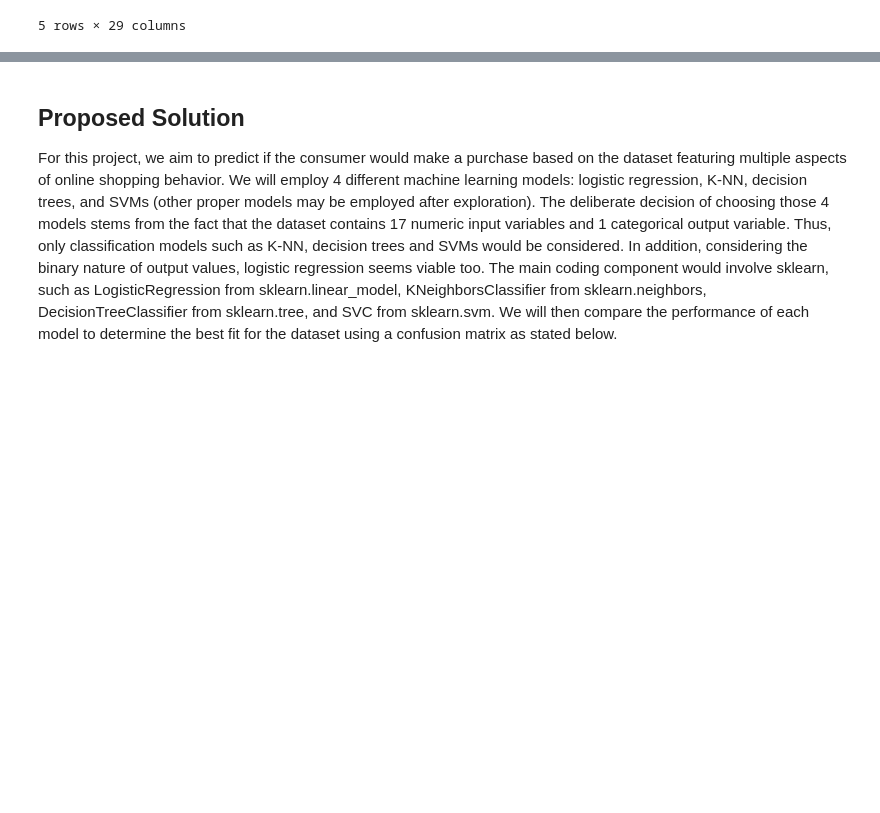
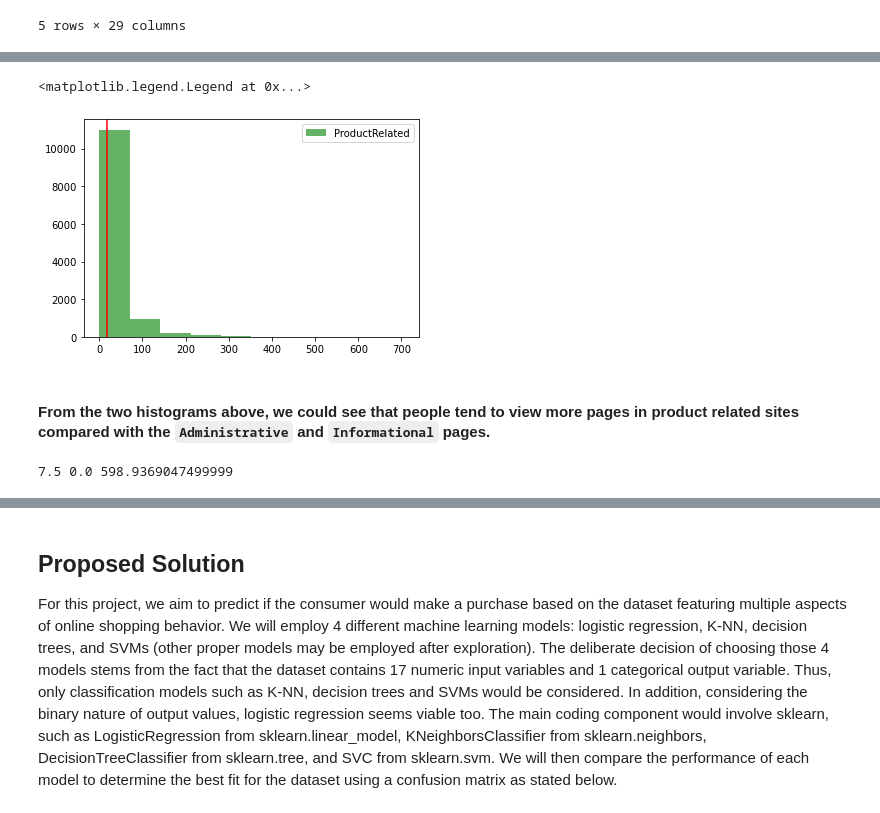
Before and after one commit to COGS118A/Group014-Sp22, a Jupyter notebook: Checkpoint-Group014-Sp22.ipynb, the cells around one changed output, grey strips where cells are left out. Cells and saved outputs as stored; diff of their text form; code cells hidden in the pictures; blank space fills up the shorter version.

```diff
--- a/Checkpoint-Group014-Sp22.ipynb
+++ b/Checkpoint-Group014-Sp22.ipynb
@@ -158,0 +192,17 @@ df.head()
+# %%
+plt.hist(df['ProductRelated'],alpha = 0.6,label = "ProductRelated",color = 'g')
+pg_count3 = df['ProductRelated'].median()
+plt.axvline(x = pg_count3, color = 'r') # red line indicating the median value
+plt.legend()
+# %% [output]
+<matplotlib.legend.Legend at 0x...>
+[figure, added]
+# %% [markdown]
+#### From the two histograms above, we could see that people tend to view more pages in product related sites compared with the `Administrative` and `Informational` pages.
+# %%
+duration_count1 = df['Administrative_Duration'].median()
+duration_count2 = df['Informational_Duration'].median()
+duration_count3 = df['ProductRelated_Duration'].median()
+print(duration_count1,duration_count2,duration_count3)
+# %% [output]
+7.5 0.0 598.9369047499999
```
Also changed, not shown: parts of 20 cells of this notebook.
